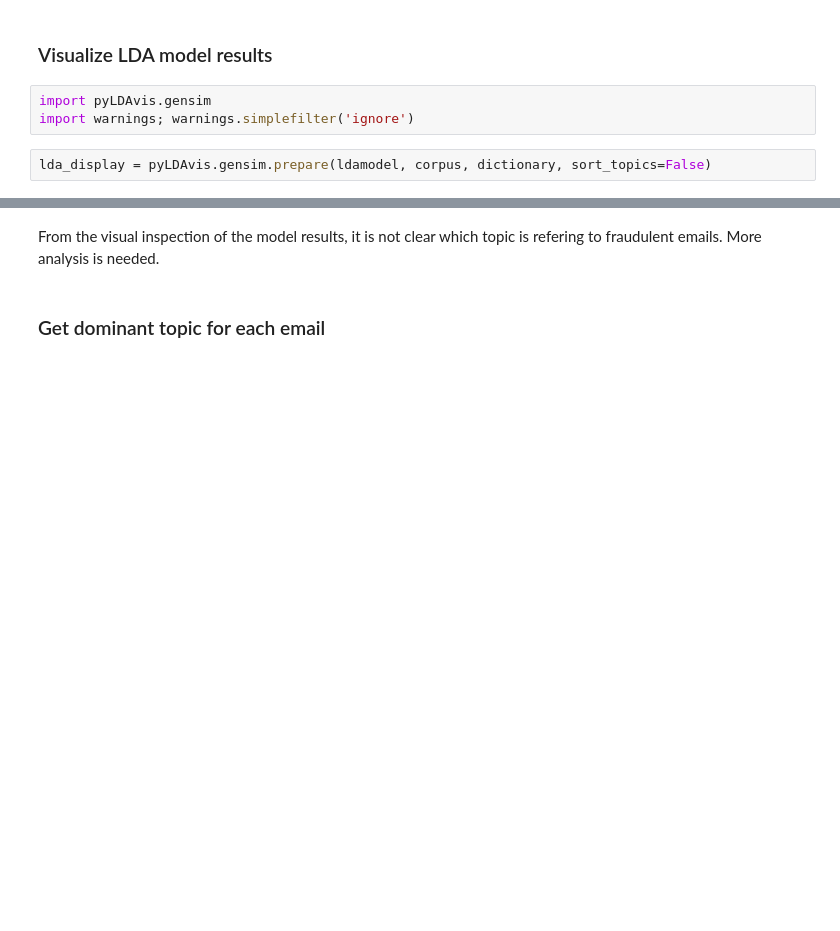
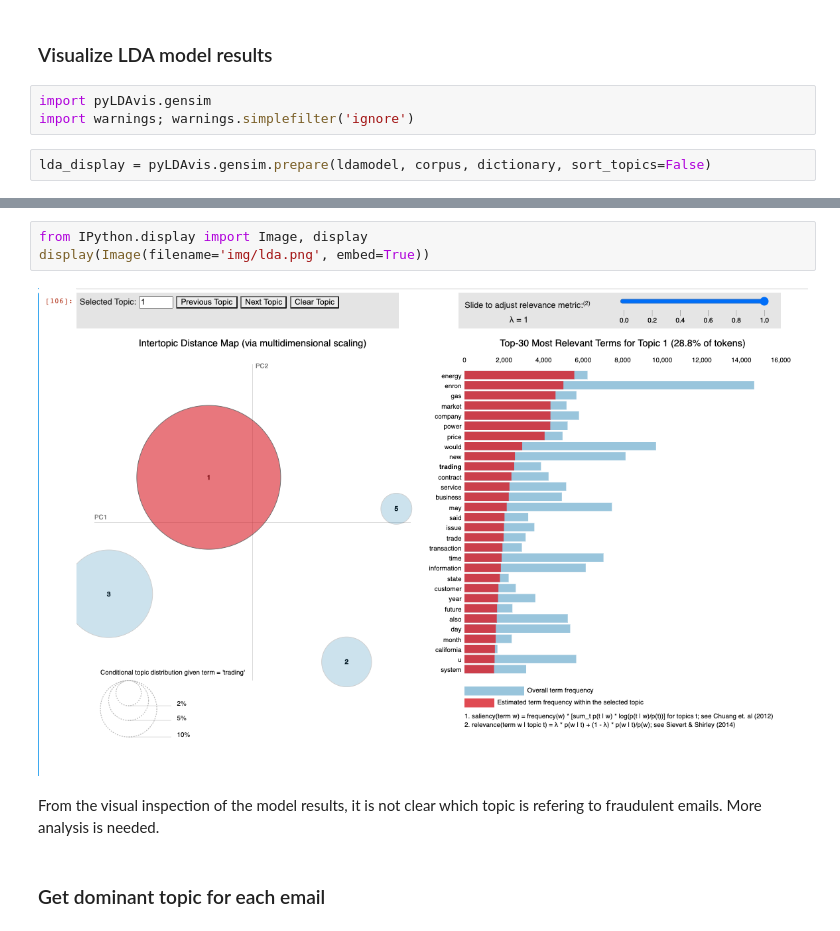
Before and after one commit to loulouds/ML_projects, a Jupyter notebook: notebooks/topic_modelling/01.ipynb, the cells around one changed output, grey strips where cells are left out. Drawn from its saved outputs; the diff is of its cells as text; blank space fills up the shorter version.

```diff
--- a/notebooks/topic_modelling/01.ipynb
+++ b/notebooks/topic_modelling/01.ipynb
@@ -214,3 +212,8 @@ pyLDAvis.display(lda_display)
+# %%
+from IPython.display import Image, display
+display(Image(filename='img/lda.png', embed=True))
+# %% [output]
+[figure, added]
 # %% [markdown]
 From the visual inspection of the model results, it is not clear which topic is refering to fraudulent emails. More analysis is needed.
 # %% [markdown]
```
Also changed, not shown: parts of 1 cell of this notebook.
